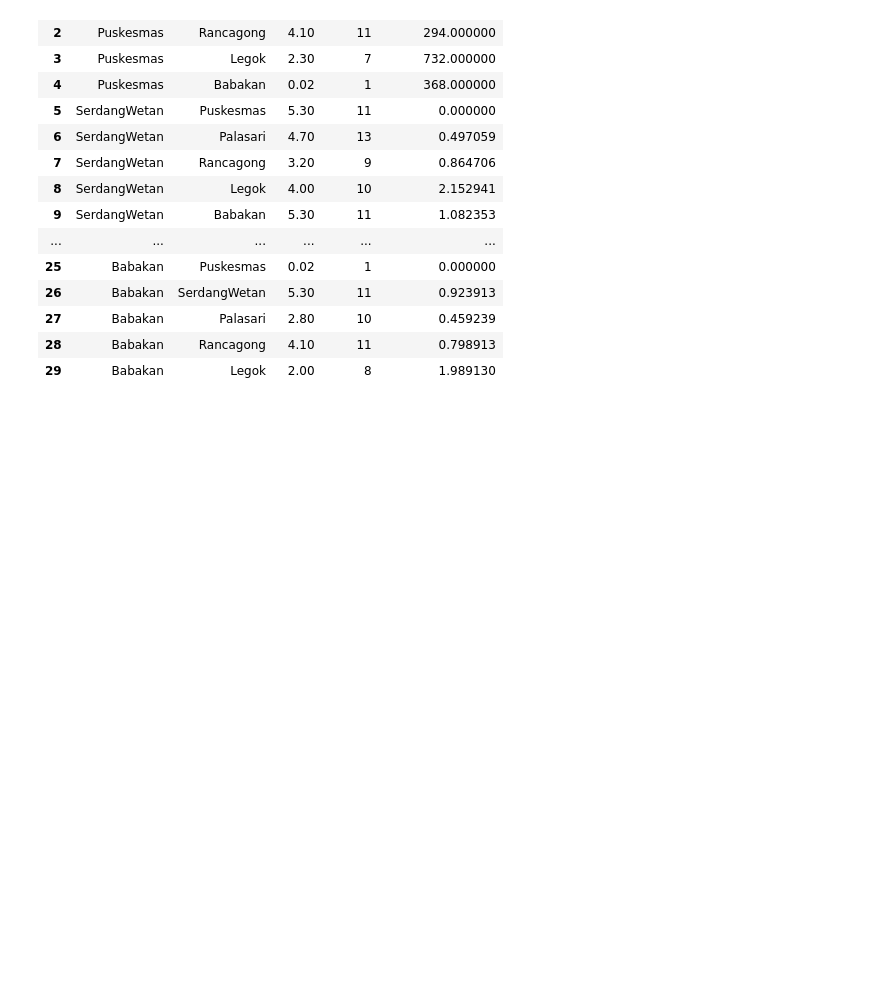
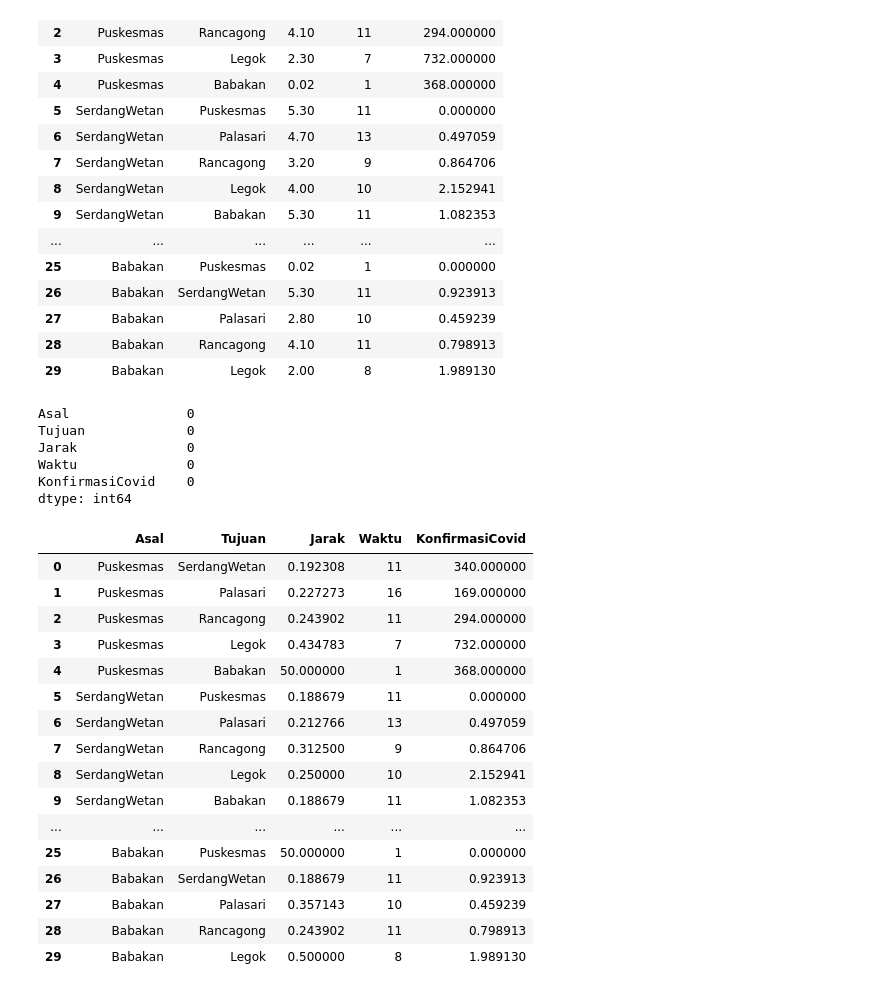
Before and after one commit to joaaoaie/expert-uas-2022, a Jupyter notebook: uas.ipynb, the cells around one changed output. Drawn from its saved outputs; the diff is of its cells as text; code cells hidden in the pictures; blank space fills up the shorter version.

```diff
--- a/uas.ipynb
+++ b/uas.ipynb
@@ -22,3 +24,34 @@ dataJarak
 | 27 | Babakan | Palasari | 2.80 | 10 | 0.459239 |
 | 28 | Babakan | Rancagong | 4.10 | 11 | 0.798913 |
 | 29 | Babakan | Legok | 2.00 | 8 | 1.989130 |
+# %%
+data.isnull().sum()
+# %% [output]
+Asal               0
+Tujuan             0
+Jarak              0
+Waktu              0
+KonfirmasiCovid    0
+dtype: int64
+# %%
+n_data = data
+n_data['Jarak'] = 1/data['Jarak']
+n_data
+# %% [output]
+|  | Asal | Tujuan | Jarak | Waktu | KonfirmasiCovid |
+| 0 | Puskesmas | SerdangWetan | 0.192308 | 11 | 340.000000 |
+| 1 | Puskesmas | Palasari | 0.227273 | 16 | 169.000000 |
+| 2 | Puskesmas | Rancagong | 0.243902 | 11 | 294.000000 |
+| 3 | Puskesmas | Legok | 0.434783 | 7 | 732.000000 |
+| 4 | Puskesmas | Babakan | 50.000000 | 1 | 368.000000 |
+| 5 | SerdangWetan | Puskesmas | 0.188679 | 11 | 0.000000 |
+| 6 | SerdangWetan | Palasari | 0.212766 | 13 | 0.497059 |
+| 7 | SerdangWetan | Rancagong | 0.312500 | 9 | 0.864706 |
+| 8 | SerdangWetan | Legok | 0.250000 | 10 | 2.152941 |
+| 9 | SerdangWetan | Babakan | 0.188679 | 11 | 1.082353 |
+| ... | ... | ... | ... | ... | ... |
+| 25 | Babakan | Puskesmas | 50.000000 | 1 | 0.000000 |
+| 26 | Babakan | SerdangWetan | 0.188679 | 11 | 0.923913 |
+| 27 | Babakan | Palasari | 0.357143 | 10 | 0.459239 |
+| 28 | Babakan | Rancagong | 0.243902 | 11 | 0.798913 |
+| 29 | Babakan | Legok | 0.500000 | 8 | 1.989130 |
```
Also changed, not shown: parts of 6 cells of this notebook.
